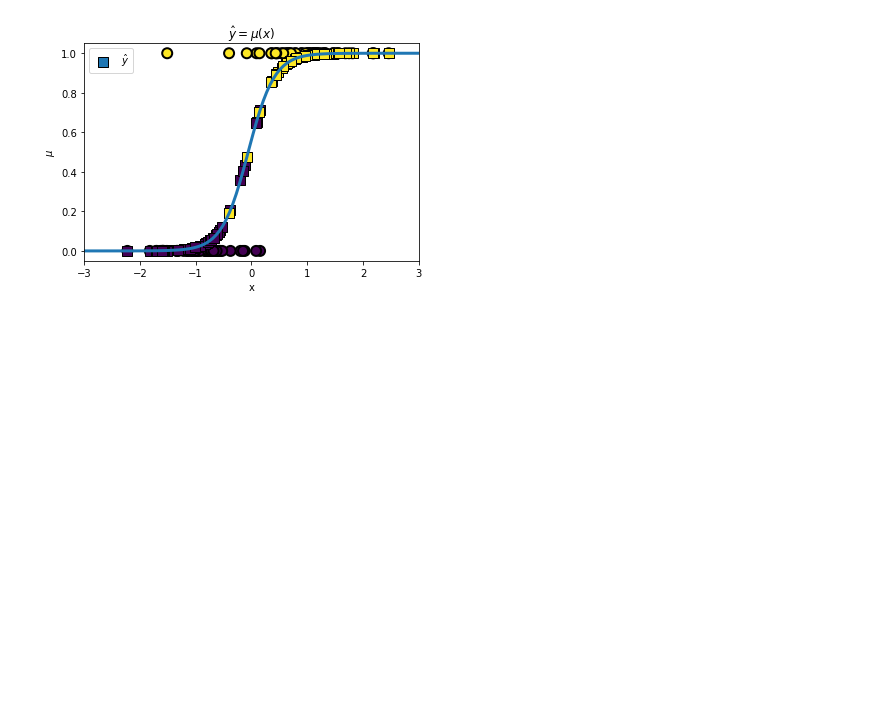
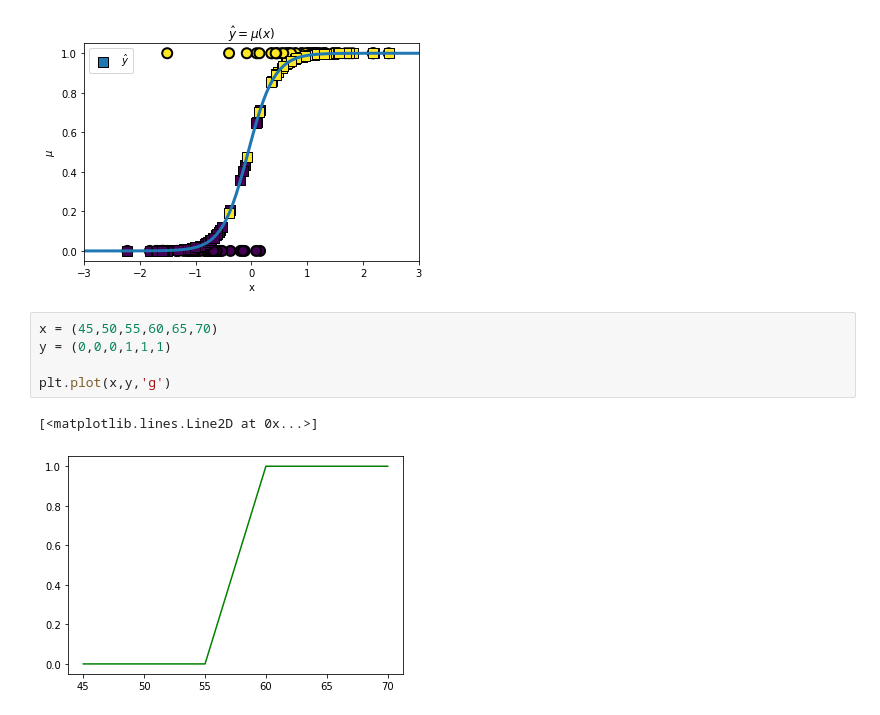
Before and after one commit to yj5698/tat_kyj, a Jupyter notebook: my_practice.ipynb, the cells around one changed output. Saved outputs shown, nothing was run; the diff lists cells and outputs as text; blank space fills up the shorter version.

```diff
--- a/my_practice.ipynb
+++ b/my_practice.ipynb
@@ -90,3 +90,11 @@ const          0.2515      0.477      0.527      0.598      -0.683       1.186
 x1             4.2382      0.902      4.699      0.000       2.470       6.006
 ==============================================================================
 [figure]
+# %%
+x = (45,50,55,60,65,70)
+y = (0,0,0,1,1,1)
+
+plt.plot(x,y,'g')
+# %% [output]
+[<matplotlib.lines.Line2D at 0x...>]
+[figure, added]
```
Also changed, not shown: parts of 1 cell of this notebook.
